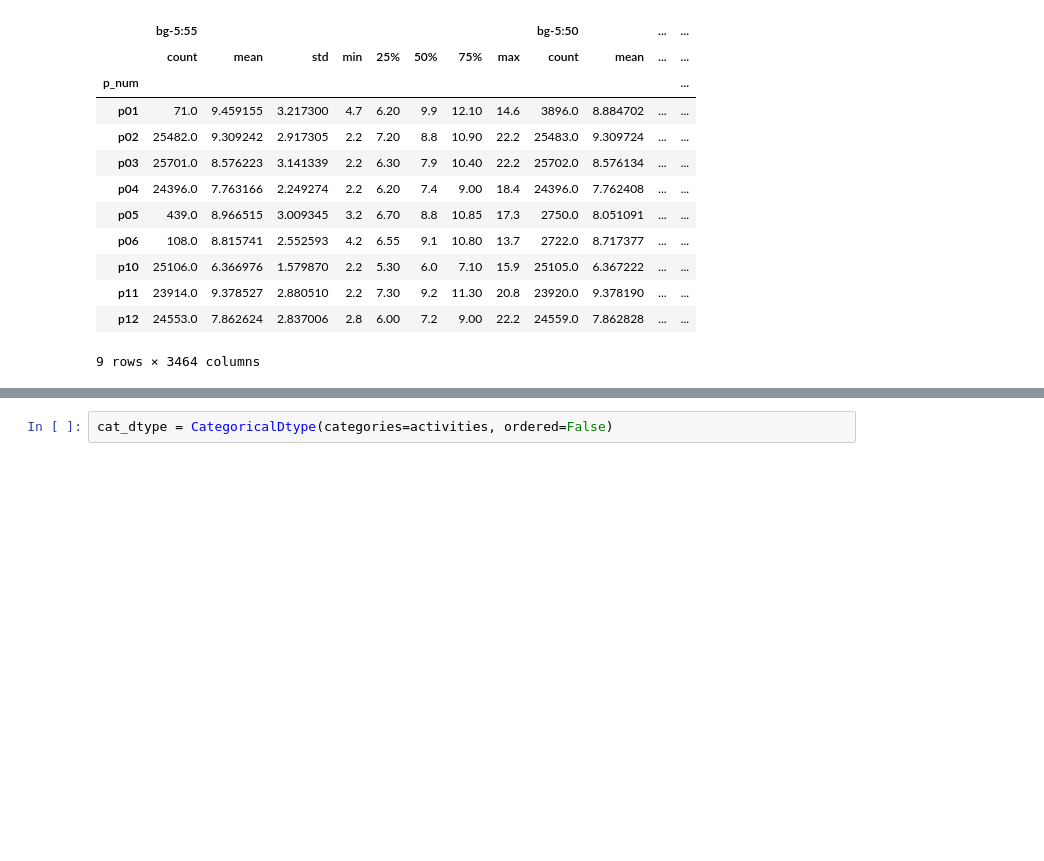
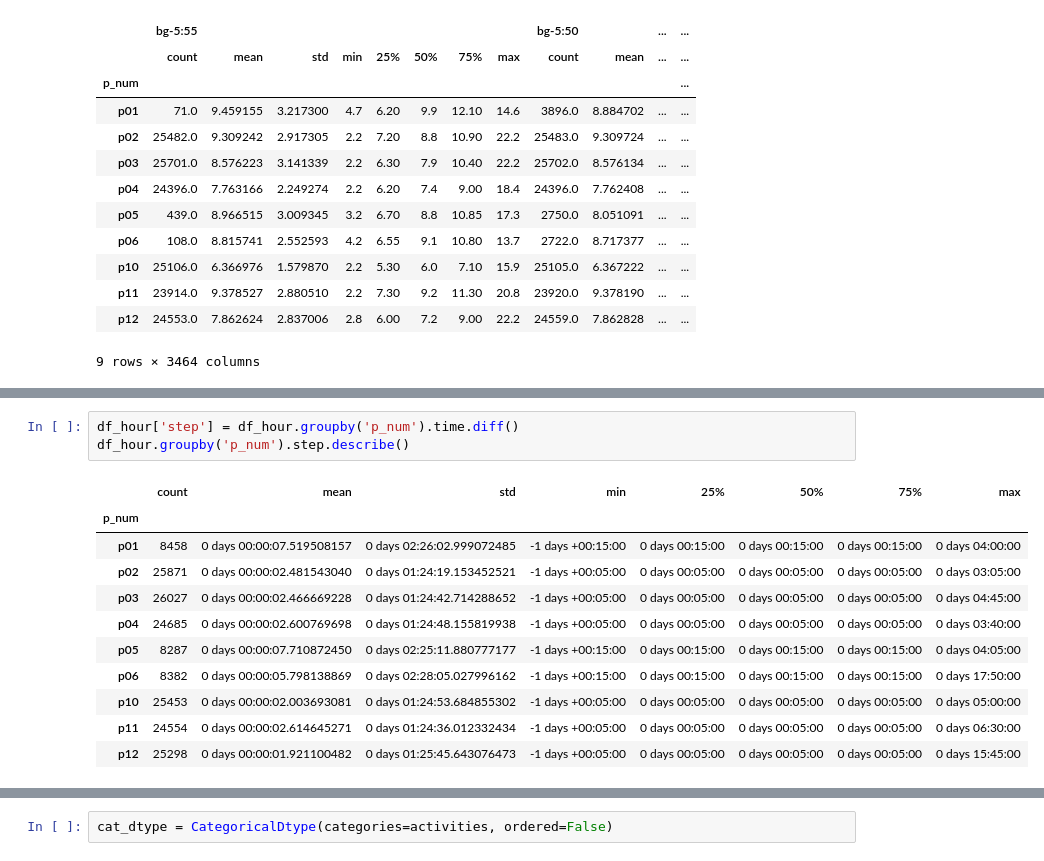
Before and after one commit to Shab2021/BrisT1D_Blood_Glucose_Prediction, a Jupyter notebook: BrisT1D_Blood_Glucose_Prediction-hour_interp.ipynb, the cells around one changed output, grey strips where cells are left out. Cells and saved outputs as stored; diff of their text form; blank space fills up the shorter version.

```diff
--- a/BrisT1D_Blood_Glucose_Prediction-hour_shuffle.ipynb
+++ b/BrisT1D_Blood_Glucose_Prediction-hour_interp.ipynb
@@ -135,0 +296,15 @@ train_data_hour
+# %%
+df_hour['step'] = df_hour.groupby('p_num').time.diff()
+df_hour.groupby('p_num').step.describe()
+# %% [output]
+|  | count | mean | std | min | 25% | 50% | 75% | max |
+| p_num |  |  |  |  |  |  |  |  |
+| p01 | 8458 | 0 days 00:00:07.519508157 | 0 days 02:26:02.999072485 | -1 days +00:15:00 | 0 days 00:15:00 | 0 days 00:15:00 | 0 days 00:15:00 | 0 days 04:00:00 |
+| p02 | 25871 | 0 days 00:00:02.481543040 | 0 days 01:24:19.153452521 | -1 days +00:05:00 | 0 days 00:05:00 | 0 days 00:05:00 | 0 days 00:05:00 | 0 days 03:05:00 |
+| p03 | 26027 | 0 days 00:00:02.466669228 | 0 days 01:24:42.714288652 | -1 days +00:05:00 | 0 days 00:05:00 | 0 days 00:05:00 | 0 days 00:05:00 | 0 days 04:45:00 |
+| p04 | 24685 | 0 days 00:00:02.600769698 | 0 days 01:24:48.155819938 | -1 days +00:05:00 | 0 days 00:05:00 | 0 days 00:05:00 | 0 days 00:05:00 | 0 days 03:40:00 |
+| p05 | 8287 | 0 days 00:00:07.710872450 | 0 days 02:25:11.880777177 | -1 days +00:15:00 | 0 days 00:15:00 | 0 days 00:15:00 | 0 days 00:15:00 | 0 days 04:05:00 |
+| p06 | 8382 | 0 days 00:00:05.798138869 | 0 days 02:28:05.027996162 | -1 days +00:15:00 | 0 days 00:15:00 | 0 days 00:15:00 | 0 days 00:15:00 | 0 days 17:50:00 |
+| p10 | 25453 | 0 days 00:00:02.003693081 | 0 days 01:24:53.684855302 | -1 days +00:05:00 | 0 days 00:05:00 | 0 days 00:05:00 | 0 days 00:05:00 | 0 days 05:00:00 |
+| p11 | 24554 | 0 days 00:00:02.614645271 | 0 days 01:24:36.012332434 | -1 days +00:05:00 | 0 days 00:05:00 | 0 days 00:05:00 | 0 days 00:05:00 | 0 days 06:30:00 |
+| p12 | 25298 | 0 days 00:00:01.921100482 | 0 days 01:25:45.643076473 | -1 days +00:05:00 | 0 days 00:05:00 | 0 days 00:05:00 | 0 days 00:05:00 | 0 days 15:45:00 |
```
Also changed, not shown: parts of 58 cells of this notebook.
